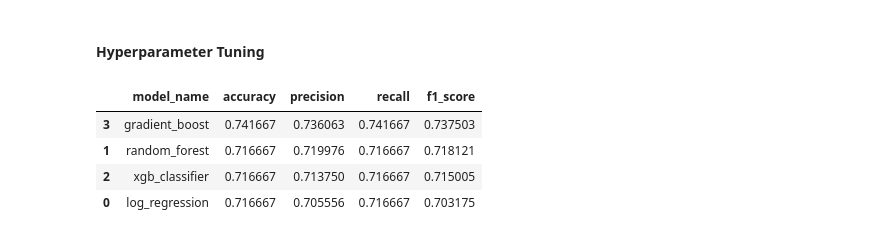
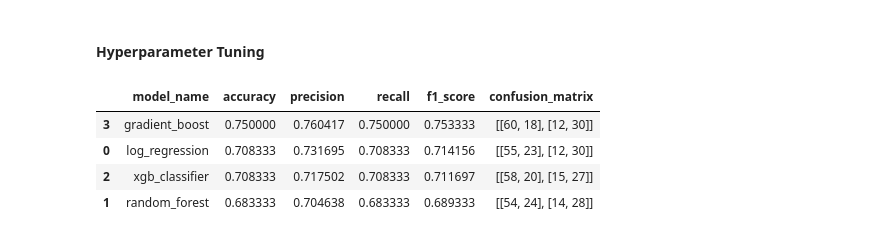
Before and after one commit to adubrightkwartengsnr/P5-Sepsis-Prediction-Embedding-Machine-Learning-Model-In-API, a Jupyter notebook: dev/sepsis_prediction.ipynb, the cells around one changed output. Cells and saved outputs as stored; diff of their text form; code cells hidden in the pictures.

```diff
--- a/dev/sepsis_prediction.ipynb
+++ b/dev/sepsis_prediction.ipynb
@@ -520,5 +580,5 @@ y = df["Sepssis"]
 # %%
-X_train,X_test,y_train,y_test = train_test_split(X,y,test_size=0.2,random_state=42,stratify=y)
+X_train,X_test,y_train,y_test = train_test_split(X_transformed,y,test_size=0.2,random_state=42,stratify=y)
 # %%
 # Check the shape of the train test dataset
 print(f"Size of trraining dataset: {X_train.shape}")
@@ -554,0 +597,4 @@ preprocessor = ColumnTransformer(
+# %%
+numerical_features = X.select_dtypes(include="number").columns
+categorical_features = X.select_dtypes(include="object").columns
+categorical_features
@@ -568,14 +641,14 @@ models = [
 #### Training On Unbalanced Data
 # %%
 
-metrics_table = pd.DataFrame(columns=["model_name","accuracy","precision","recall","f1_score"])
+metrics_table = pd.DataFrame(columns=["model_name","accuracy","precision","recall","f1_score","conf_matrix"])
 all_pipelines = {}
 
 # Loop through the models and get the scores
 for model_name, classifier in models:
     pipeline = Pipeline(
         steps=[
-        ('preprocessor',preprocessor),
+        ('preprocessor',preprocessor_2),
         ('feature_importance',SelectKBest(mutual_info_classif,k="all")),
         ('classifier',classifier)
         ]
@@ -589,6 +662,9 @@ for model_name, classifier in models:
     # store classification report value in a dictionary
     metrics = classification_report(y_test_encoded,y_pred,output_dict=True)
 
+    # compute the confusion matrix
+    conf_matrix = confusion_matrix(y_test_encoded,y_pred)
+
     # save individual pipeline to the all pipelines dictionary
     all_pipelines[model_name] = pipeline
 
@@ -599,8 +675,9 @@ for model_name, classifier in models:
     f1_score = metrics["weighted avg"]["f1-score"]
 
     # Grab all the metrics and add them to the metrics table
-    metrics_table.loc[len(metrics_table)] = [model_name,accuracy,precision,recall,f1_score]
+    metrics_table.loc[len(metrics_table)] = [model_name,accuracy,precision,recall,f1_score,conf_matrix]
 
 # Sort metrics based on F1-score
-metrics_table.sort_values(by="f1_score",ascending=False)
+metrics_df = metrics_table.sort_values(by="f1_score",ascending=False)
+metrics_df
 # %% [output]
@@ -613,14 +703,14 @@ metrics_table.sort_values(by="f1_score",ascending=False)
 #### Training On Balanced Dataset
 # %%
 
-balanced_metrics_table = pd.DataFrame(columns=["model_name","accuracy","precision","recall","f1_score"])
+balanced_metrics_table = pd.DataFrame(columns=["model_name","accuracy","precision","recall","f1_score","conf_matrix"])
 balanced_pipelines = {}
 
 # Loop through the models and get the scores
 for model_name, classifier in models:
     pipeline = ImbPipeline(
         steps=[
-        ('preprocessor',preprocessor),
+        ('preprocessor',preprocessor_2),
         ('smote',SMOTE(sampling_strategy="auto")),
         ('feature_importance',SelectKBest(mutual_info_classif,k="all")),
         ('classifier',classifier)
@@ -635,6 +725,9 @@ for model_name, classifier in models:
     # store classification report value in a dictionary
     balanced_metrics = classification_report(y_test_encoded,y_pred,output_dict=True)
 
+    # compute the confusion matrix
+    conf_matrix = confusion_matrix(y_test_encoded,y_pred)
+
     # save individual pipeline to the all pipelines dictionary
     balanced_pipelines[model_name] = pipeline
 
@@ -645,8 +738,11 @@ for model_name, classifier in models:
     f1_score = balanced_metrics["weighted avg"]["f1-score"]
 
     # Grab all the metrics and add them to the metrics table
-    balanced_metrics_table.loc[len(balanced_metrics_table)] = [model_name,accuracy,precision,recall,f1_score]
+    balanced_metrics_table.loc[len(balanced_metrics_table)] = [model_name,accuracy,precision,recall,f1_score,conf_matrix]
 
 # Sort metrics based on F1-score
 balanced_metrics_table.sort_values(by="f1_score",ascending=False)
+
+balanced_metrics_df = balanced_metrics_table.sort_values(by="f1_score",ascending=False)
+balanced_metrics_df
 # %% [output]
@@ -659,7 +768,7 @@ balanced_metrics_table.sort_values(by="f1_score",ascending=False)
 #### Hyperparameter Tuning
 # %%
 # store the fine-tuned models in a table
-fine_tuned_metrics_table = pd.DataFrame(columns=["model_name","accuracy","precision","recall","f1_score"])
+fine_tuned_metrics_table = pd.DataFrame(columns=["model_name","accuracy","precision","recall","f1_score","confusion_matrix"])
 
 # Fine-Tune the top three performing models
 param_grids = {
@@ -682,38 +791,42 @@ param_grids = {
         "classifier__n_estimators": [50, 100, 200],
         "classifier__max_depth": [3, 5, 7]
     }
 }
 
 # Perform RandomizedSearch for each model
-for model_name, pipeline in all_pipelines.items():
+for model_name, pipeline in balanced_pipelines.items():
     param_grid = param_grids[model_name]
     random_search = RandomizedSearchCV(pipeline,param_distributions=param_grid,cv=5,scoring="f1_weighted")
     random_search.fit(X_train,y_train_encoded)
 
     # update best pipeline
     best_pipeline = random_search.best_estimator_
     all_pipelines[model_name] = best_pipeline
 
     # Make predictions with the best pipeline
     y_pred = best_pipeline.predict(X_test)
 
     # store classification report in a tuned_metrics table
     tuned_metrics = classification_report(y_test_encoded,y_pred,output_dict=True)
 
+    # confusion matrix
+    conf_matrix = confusion_matrix(y_test_encoded,y_pred)
+
     # Grab values from the tuned metric table
     accuracy = tuned_metrics["accuracy"]
     precision = tuned_metrics["weighted avg"]["precision"]
     recall = tuned_metrics["weighted avg"]["recall"]
     f1_score = tuned_metrics["weighted avg"]["f1-score"]
 
     # Add values to the tuned_metrics_table
-    fine_tuned_metrics_table.loc[len(fine_tuned_metrics_table)] = [model_name,accuracy,precision,recall,f1_score]
+    fine_tuned_metrics_table.loc[len(fine_tuned_metrics_table)] = [model_name,accuracy,precision,recall,f1_score,conf_matrix]
 
 # sort values by the f1-score
-fine_tuned_metrics_table.sort_values(by="f1_score",ascending=False)
+tuned_metrics_df = fine_tuned_metrics_table.sort_values(by="f1_score",ascending=False)
+tuned_metrics_df
 # %% [output]
-|  | model_name | accuracy | precision | recall | f1_score |
-| 3 | gradient_boost | 0.741667 | 0.736063 | 0.741667 | 0.737503 |
-| 1 | random_forest | 0.716667 | 0.719976 | 0.716667 | 0.718121 |
-| 2 | xgb_classifier | 0.716667 | 0.713750 | 0.716667 | 0.715005 |
-| 0 | log_regression | 0.716667 | 0.705556 | 0.716667 | 0.703175 |
+|  | model_name | accuracy | precision | recall | f1_score | confusion_matrix |
+| 3 | gradient_boost | 0.750000 | 0.760417 | 0.750000 | 0.753333 | [[60, 18], [12, 30]] |
+| 0 | log_regression | 0.708333 | 0.731695 | 0.708333 | 0.714156 | [[55, 23], [12, 30]] |
+| 2 | xgb_classifier | 0.708333 | 0.717502 | 0.708333 | 0.711697 | [[58, 20], [15, 27]] |
+| 1 | random_forest | 0.683333 | 0.704638 | 0.683333 | 0.689333 | [[54, 24], [14, 28]] |
```
Also changed, not shown: parts of 49 cells of this notebook, 2 other files.
